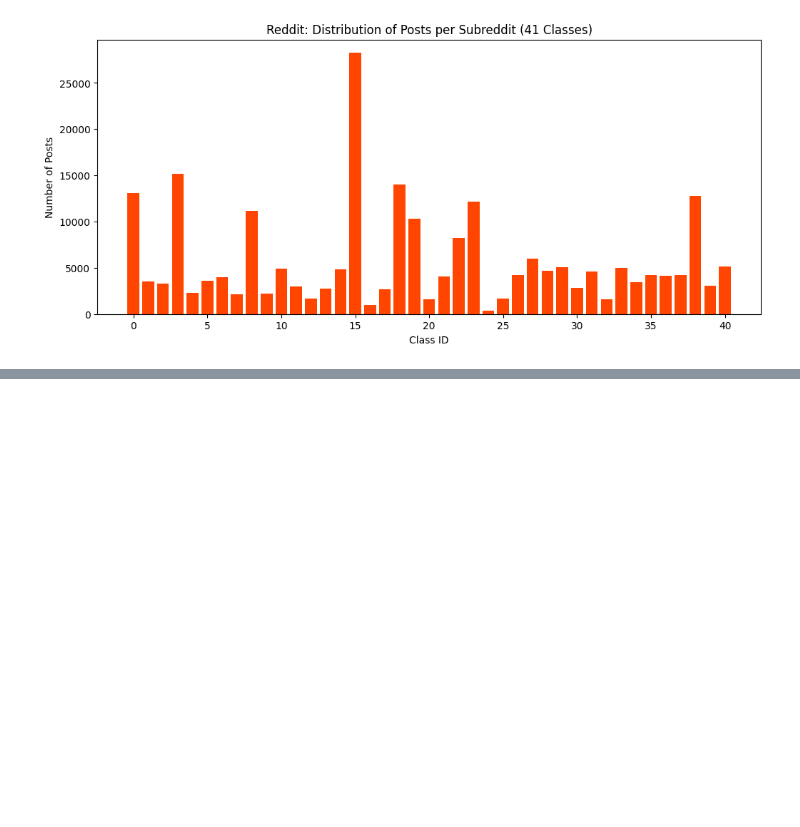
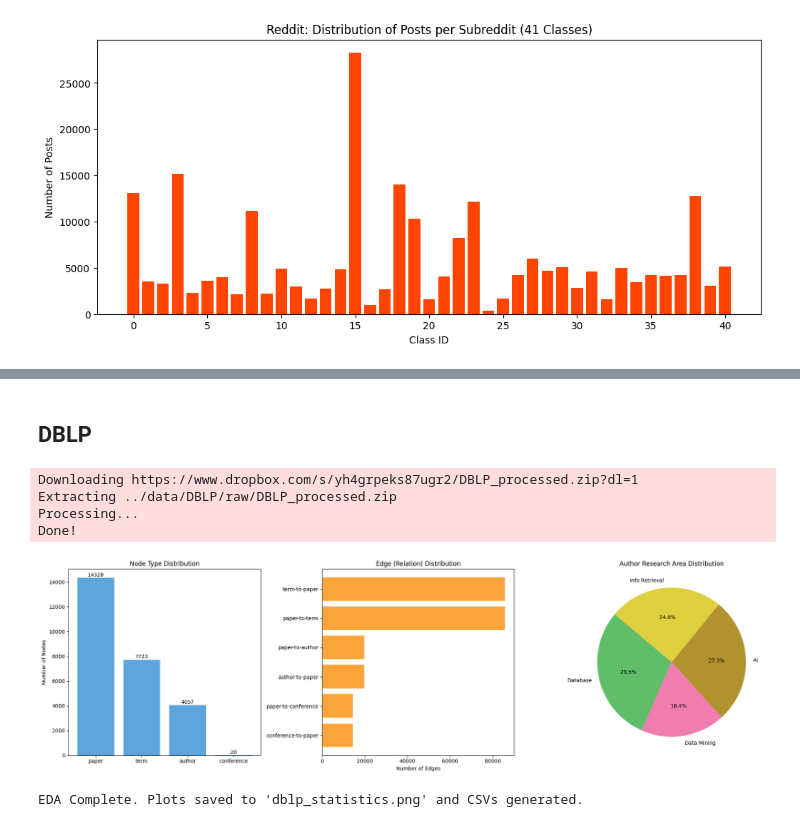
Before and after one commit to cs24d0002-jpg/graph_neural_networks, a Jupyter notebook: notebooks/EDA.ipynb, the cells around one changed output, grey strips where cells are left out. Drawn from its saved outputs; the diff is of its cells as text; code cells hidden in the pictures; blank space fills up the shorter version.

```diff
--- a/notebooks/EDA.ipynb
+++ b/notebooks/EDA.ipynb
@@ -339,0 +448,67 @@ NeighborLoader()
+# %% [markdown]
+## DBLP
+# %%
+# 1. Load the Dataset
+dataset = DBLP(root='../data/DBLP')
+data = dataset[0]
+
+# 2. Extract Node Statistics
+node_types = data.node_types
+node_counts = {nt: data[nt].num_nodes for nt in node_types}
+df_nodes = pd.DataFrame(list(node_counts.items()), columns=['Node Type', 'Count']).sort_values('Count', ascending=False)
+
+# 3. Extract Edge Statistics
+# We format the edge type tuples into strings for better plot labels
+edge_types = data.edge_types
+edge_counts = {f"{et[0]}-{et[1]}-{et[2]}": data[et].num_edges for et in edge_types}
+df_edges = pd.DataFrame(list(edge_counts.items()), columns=['Relation', 'Count']).sort_values('Count', ascending=False)
+
+# 4. Extract Label Distribution (Target: Author)
+# DBLP author classes: 0: Database, 1: Data Mining, 2: AI, 3: Information Retrieval
+y = data['author'].y
+unique, counts = torch.unique(y, return_counts=True)
+labels = ['Database', 'Data Mining', 'AI', 'Info Retrieval']
+label_counts = dict(zip(labels, counts.tolist()))
+df_labels = pd.DataFrame(list(label_counts.items()), columns=['Area', 'Count'])
+
+# --- PLOTTING ---
+
+# Create a figure with 3 subplots
+fig, axes = plt.subplots(1, 3, figsize=(20, 6))
+
+# Plot 1: Node Distribution
+axes[0].bar(df_nodes['Node Type'], df_nodes['Count'], color='#5DA5DA')
+axes[0].set_title('Node Type Distribution')
+axes[0].set_ylabel('Number of Nodes')
+for i, v in enumerate(df_nodes['Count']):
+    axes[0].text(i, v + 100, str(v), ha='center')
+
+# Plot 2: Edge Distribution
+# We use a horizontal bar for edges as the names are long
+axes[1].barh(df_edges['Relation'], df_edges['Count'], color='#FAA43A')
+axes[1].set_title('Edge (Relation) Distribution')
+axes[1].set_xlabel('Number of Edges')
+axes[1].invert_yaxis() # Highest count on top
+
+# Plot 3: Label Distribution (Author Research Areas)
+axes[2].pie(df_labels['Count'], labels=df_labels['Area'], autopct='%1.1f%%',
+        startangle=140, colors=['#60BD68', '#F17CB0', '#B2912F', '#DECF3F'])
+axes[2].set_title('Author Research Area Distribution')
+
+plt.tight_layout()
+plt.savefig('dblp_statistics.png')
+plt.show()
+
+# Save summary to CSV for your records
+df_nodes.to_csv('dblp_node_stats.csv', index=False)
+df_edges.to_csv('dblp_edge_stats.csv', index=False)
+df_labels.to_csv('dblp_label_stats.csv', index=False)
+
+print("EDA Complete. Plots saved to 'dblp_statistics.png' and CSVs generated.")
+# %% [output]
+Downloading https://www.dropbox.com/s/yh4grpeks87ugr2/DBLP_processed.zip?dl=1
+Extracting ../data/DBLP/raw/DBLP_processed.zip
+Processing...
+Done!
+[figure, added]
+EDA Complete. Plots saved to 'dblp_statistics.png' and CSVs generated.
```
Also changed, not shown: parts of 18 cells of this notebook, 5 other files.
